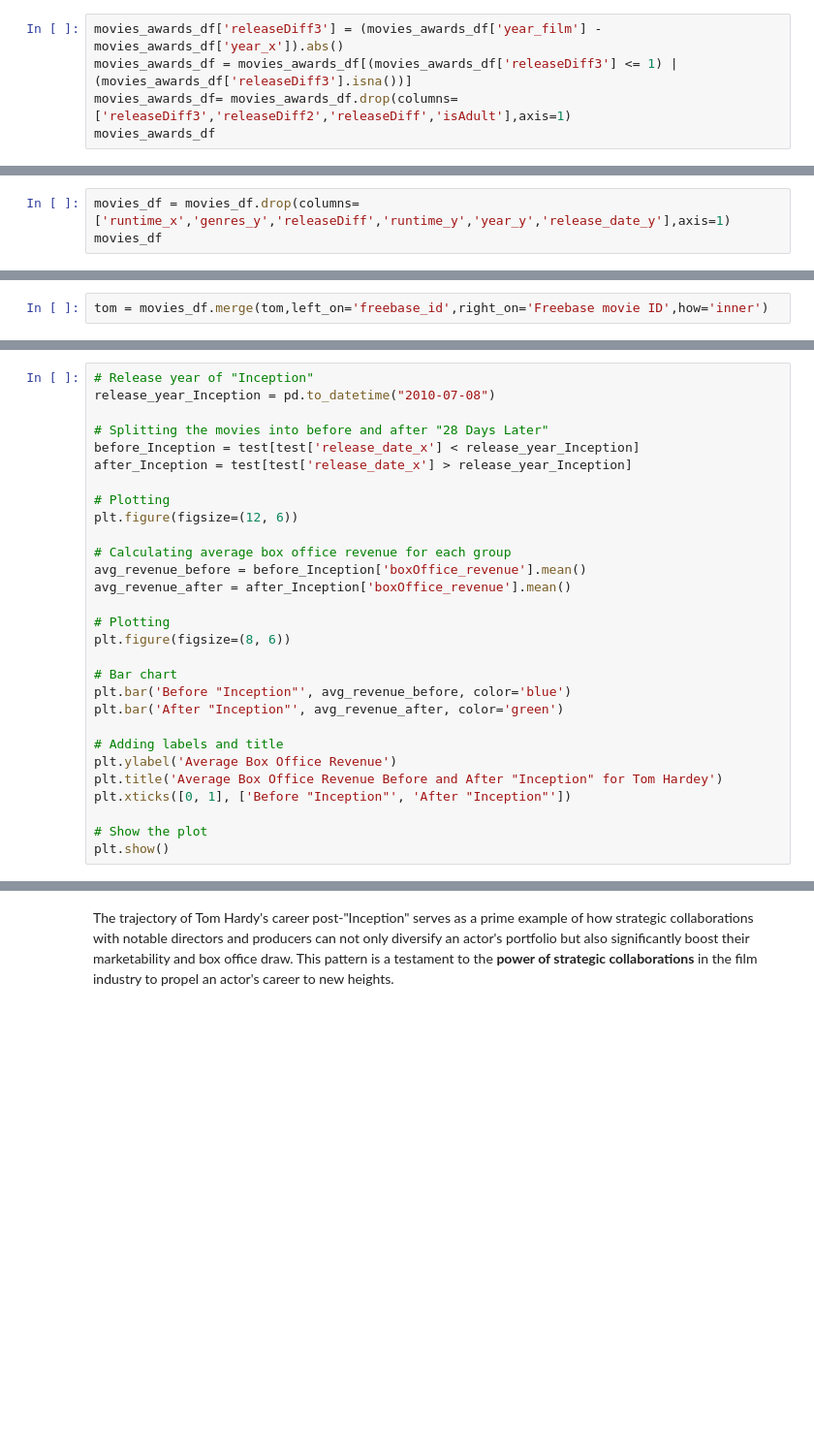
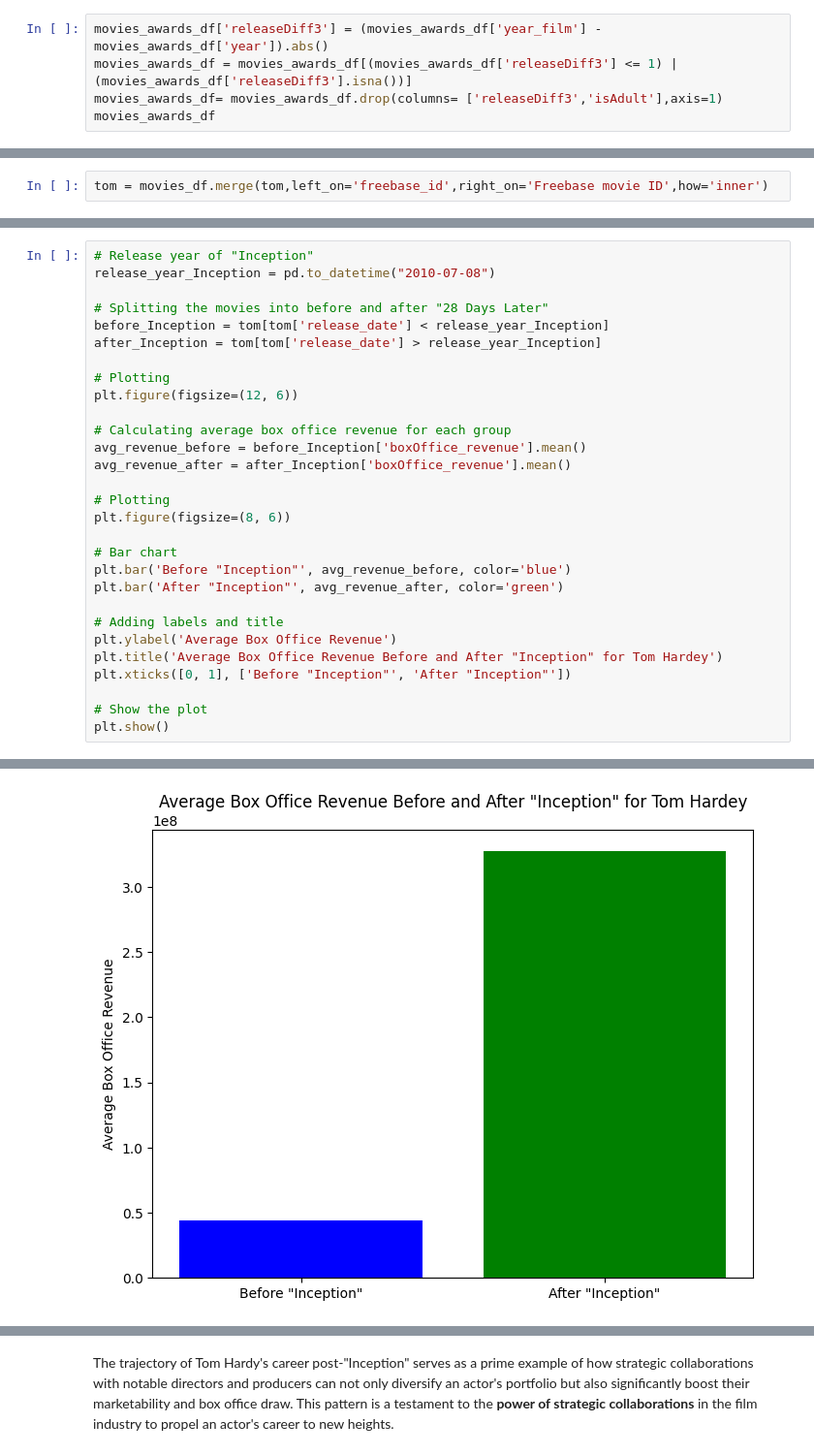
Before and after one commit to epfl-ada/ada-2023-project-cedars10452, a Jupyter notebook: Untitled.ipynb, the cells around one changed output, grey strips where cells are left out. Shown at 97% size. Saved outputs shown, nothing was run; the diff lists cells and outputs as text; blank space fills up the shorter version.

```diff
--- a/Untitled.ipynb
+++ b/Untitled.ipynb
@@ -1437,5 +1389,5 @@ movies_awards_df[movies_awards_df['title'] == 'Red Eye']
 # %%
-movies_awards_df['releaseDiff3'] = (movies_awards_df['year_film'] - movies_awards_df['year_x']).abs()
+movies_awards_df['releaseDiff3'] = (movies_awards_df['year_film'] - movies_awards_df['year']).abs()
 movies_awards_df = movies_awards_df[(movies_awards_df['releaseDiff3'] <= 1) | (movies_awards_df['releaseDiff3'].isna())]
-movies_awards_df= movies_awards_df.drop(columns= ['releaseDiff3','releaseDiff2','releaseDiff','isAdult'],axis=1)
+movies_awards_df= movies_awards_df.drop(columns= ['releaseDiff3','isAdult'],axis=1)
 movies_awards_df
@@ -1496,6 +1474,3 @@ movies_df.columns
-# %%
-movies_df = movies_df.drop(columns=['runtime_x','genres_y','releaseDiff','runtime_y','year_y','release_date_y'],axis=1)
-movies_df
 # %%
 movies_df['total_won'].fillna(0, inplace=True)
 movies_df['total_nominee'].fillna(0, inplace=True)
@@ -1565,8 +1553,8 @@ test[['Actor name','total_won', 'total_nominee','freebase_id', 'title','boxOffic
 release_year_Inception = pd.to_datetime("2010-07-08")
 
 # Splitting the movies into before and after "28 Days Later"
-before_Inception = test[test['release_date_x'] < release_year_Inception]
-after_Inception = test[test['release_date_x'] > release_year_Inception]
+before_Inception = tom[tom['release_date'] < release_year_Inception]
+after_Inception = tom[tom['release_date'] > release_year_Inception]
 
 # Plotting
 plt.figure(figsize=(12, 6))
@@ -1589,3 +1577,4 @@ plt.xticks([0, 1], ['Before "Inception"', 'After "Inception"'])
 
 # Show the plot
 plt.show()
+# %% [output]
@@ -1592,3 +1582,4 @@ plt.show()
+[figure, added]
 # %%
 # Release year of "28 Days Later"
 release_year_Inception = pd.to_datetime("2010-07-08")  # Adjust the year if necessary
```
Also changed, not shown: parts of 69 cells of this notebook, 1 other file.
